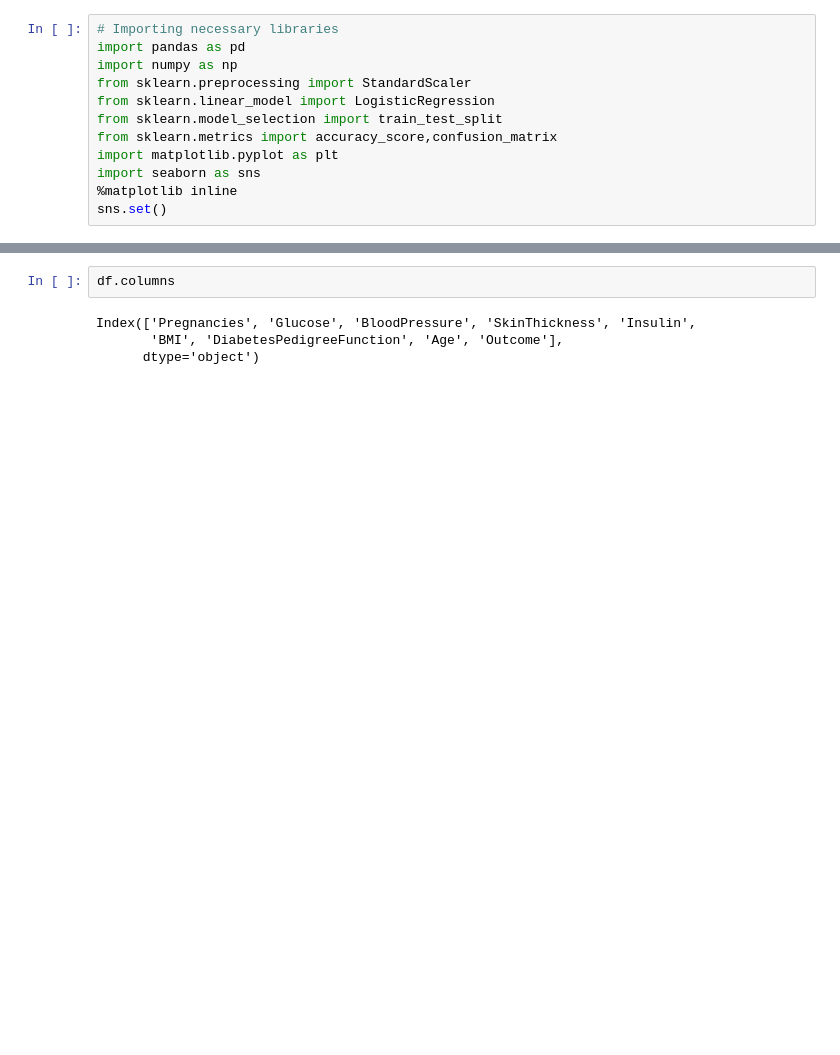
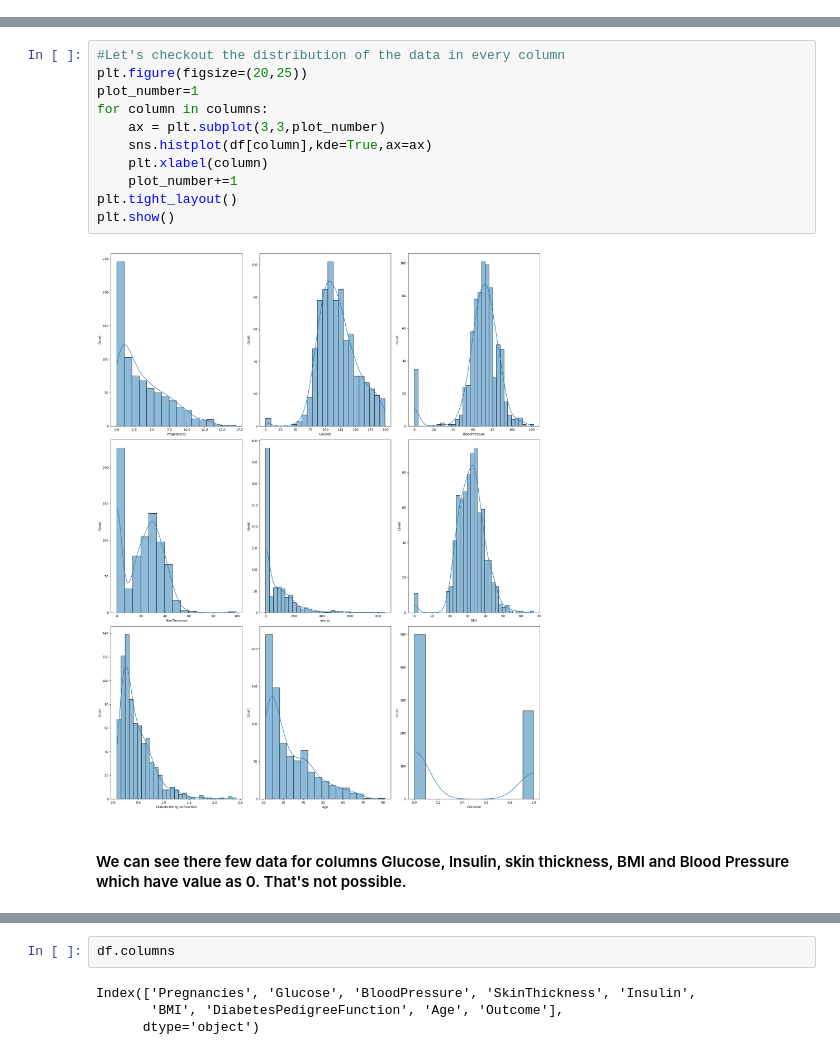
Before and after one commit to princefrancis64/iNeuron, a Jupyter notebook: Logistic Regression.ipynb, the cells around one changed output, grey strips where cells are left out. Saved outputs shown, nothing was run; the diff lists cells and outputs as text; blank space fills up the shorter version.

Commit message:
Logistic Regression

```diff
--- a/Logistic Regression.ipynb
+++ b/Logistic Regression.ipynb
@@ -3,12 +0,0 @@
-# %%
-# Importing necessary libraries
-import pandas as pd
-import numpy as np
-from sklearn.preprocessing import StandardScaler
-from sklearn.linear_model import LogisticRegression
-from sklearn.model_selection import train_test_split
-from sklearn.metrics import accuracy_score,confusion_matrix
-import matplotlib.pyplot as plt
-import seaborn as sns
-%matplotlib inline
-sns.set()
@@ -38,3 +43,18 @@ dtype: int64
+# %%
+#Let's checkout the distribution of the data in every column
+plt.figure(figsize=(20,25))
+plot_number=1
+for column in columns:
+    ax = plt.subplot(3,3,plot_number)
+    sns.histplot(df[column],kde=True,ax=ax)
+    plt.xlabel(column)
+    plot_number+=1
+plt.tight_layout()
+plt.show()
+# %% [output]
+[figure, added]
+# %% [markdown]
+#### We can see there few data for columns Glucose, Insulin, skin thickness, BMI and Blood Pressure which have value as 0. That's not possible.
 # %%
 df.info()
 # %% [output]
```
Also changed, not shown: parts of 81 cells of this notebook.
